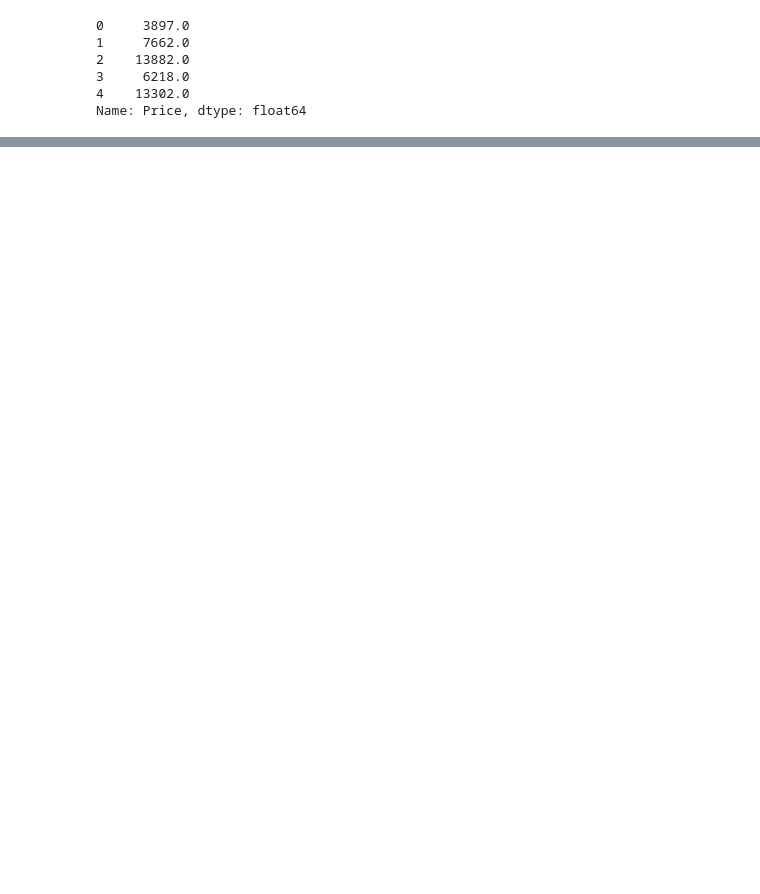
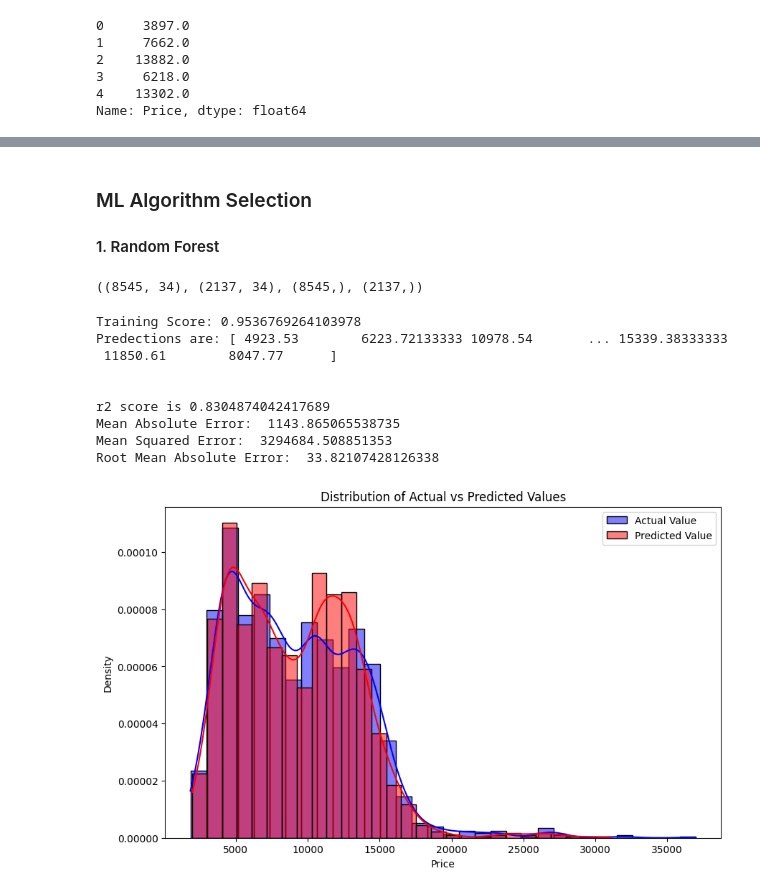
Before and after one commit to Abisheklimbu/Machine_Learning_Project, a Jupyter notebook: Predict_Fare_of_Airlines_Tickets/airlines_ticket.ipynb, the cells around one changed output, grey strips where cells are left out. Cells and saved outputs as stored; diff of their text form; code cells hidden in the pictures; blank space fills up the shorter version.

```diff
--- a/Predict_Fare_of_Airlines_Tickets/airlines_ticket.ipynb
+++ b/Predict_Fare_of_Airlines_Tickets/airlines_ticket.ipynb
@@ -583,0 +582,51 @@ important.sort_values(by = 'importance', ascending=False)
+# %% [markdown]
+### ML Algorithm Selection
+#### 1. Random Forest
+# %%
+# Splitting datasets into training and testing
+from sklearn.model_selection import train_test_split
+X_train, X_test, y_train, y_test = train_test_split(X,y,test_size=0.2)
+# %%
+# shape of splitted datasets (80% training and 20% testing)
+X_train.shape, X_test.shape, y_train.shape, y_test.shape
+# %% [output]
+((8545, 34), (2137, 34), (8545,), (2137,))
+# %%
+from sklearn import metrics
+def predict(ml_model):
+    model = ml_model.fit(X_train, y_train)
+    print("Training Score: {}".format(model.score(X_train, y_train)))
+
+    predictions = model.predict(X_test)
+    print("Predections are: {}".format(predictions))
+    print('\n')
+
+    r2_score = metrics.r2_score(y_test, predictions)
+    print("r2 score is {}".format(r2_score))
+
+    print("Mean Absolute Error: ", metrics.mean_absolute_error(y_test, predictions))
+    print("Mean Squared Error: ", metrics.mean_squared_error(y_test, predictions))
+    print("Root Mean Absolute Error: ", np.sqrt(metrics.mean_absolute_error(y_test, predictions)))
+
+    plt.figure(figsize=(10, 6))
+    sns.histplot(y_test, color="blue", kde=True, label='Actual Value', stat='density', common_norm=False)
+    sns.histplot(predictions, color="red", kde=True, label='Predicted Value', stat='density', common_norm=False)
+    plt.title('Distribution of Actual vs Predicted Values')
+    plt.xlabel('Price')
+    plt.ylabel('Density')
+    plt.legend()
+    plt.show()
+# %%
+from sklearn.ensemble import RandomForestRegressor
+predict(RandomForestRegressor())
+# %% [output]
+Training Score: 0.9536769264103978
+Predections are: [ 4923.53        6223.72133333 10978.54       ... 15339.38333333
+ 11850.61        8047.77      ]
+
+
+r2 score is 0.8304874042417689
+Mean Absolute Error:  1143.865065538735
+Mean Squared Error:  3294684.508851353
+Root Mean Absolute Error:  33.82107428126338
+[figure, added]
```
Also changed, not shown: parts of 5 cells of this notebook.
